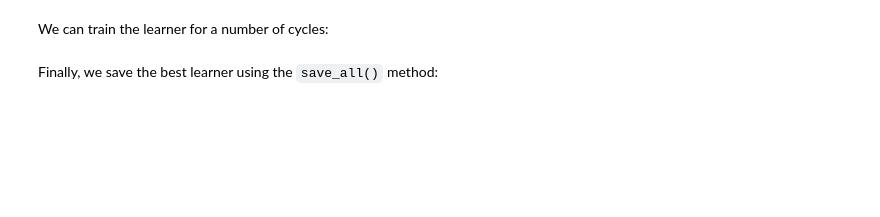
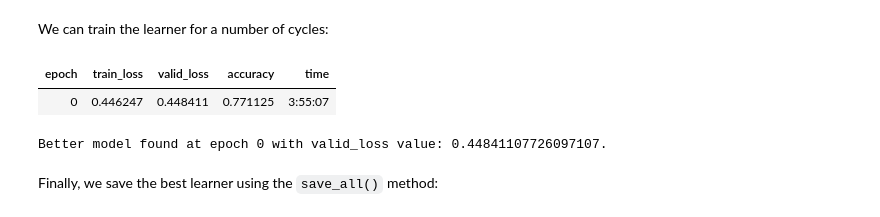
Before and after one commit to tkharrat/footSeq, a Jupyter notebook: 02_learner.ipynb, the cells around one changed output. Drawn from its saved outputs; the diff is of its cells as text; code cells hidden in the pictures; blank space fills up the shorter version.

```diff
--- a/02_learner.ipynb
+++ b/02_learner.ipynb
@@ -80,12 +115,15 @@ cat_names = [
     "attack_type_name",
     "under_pressure",
     "high_speed",
-    "type_name",
     "result_name",
+    "action_subtype_name",
     "generic_action_type_name",
     "body_name",
     "is_poss_team",
     "is_att_team",
+    "touches",
+    "shot_type",
+    "shot_handling",
 ]
 cont_names = [
     "start_x",
@@ -684,8 +829,12 @@ lr_ = learn.lr_find()
 # %% [markdown]
 We can train the learner for a number of cycles:
 # %%
-n_cycles = 2
+n_cycles = 1
 learn.fit_one_cycle(n_cycles, lr_max=lr_[0], cbs=SaveModelCallback(fname=model_name))
+# %% [output]
+| epoch | train_loss | valid_loss | accuracy | time |
+| 0 | 0.446247 | 0.448411 | 0.771125 | 3:55:07 |
+Better model found at epoch 0 with valid_loss value: 0.44841107726097107.
 # %% [markdown]
 Finally, we save the best learner using the `save_all()` method:
 # %%
```
Also changed, not shown: parts of 21 cells of this notebook, 14 other files.
